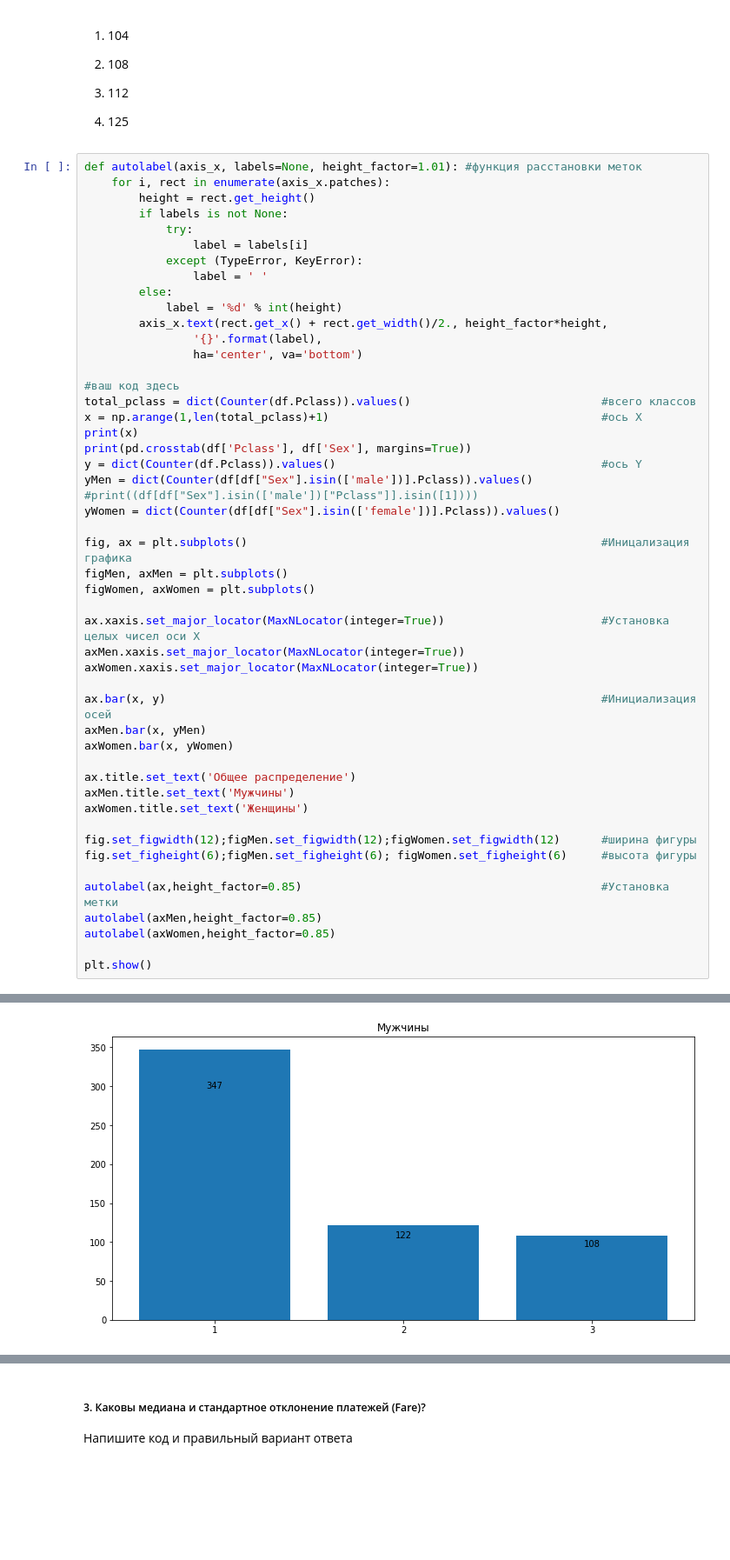
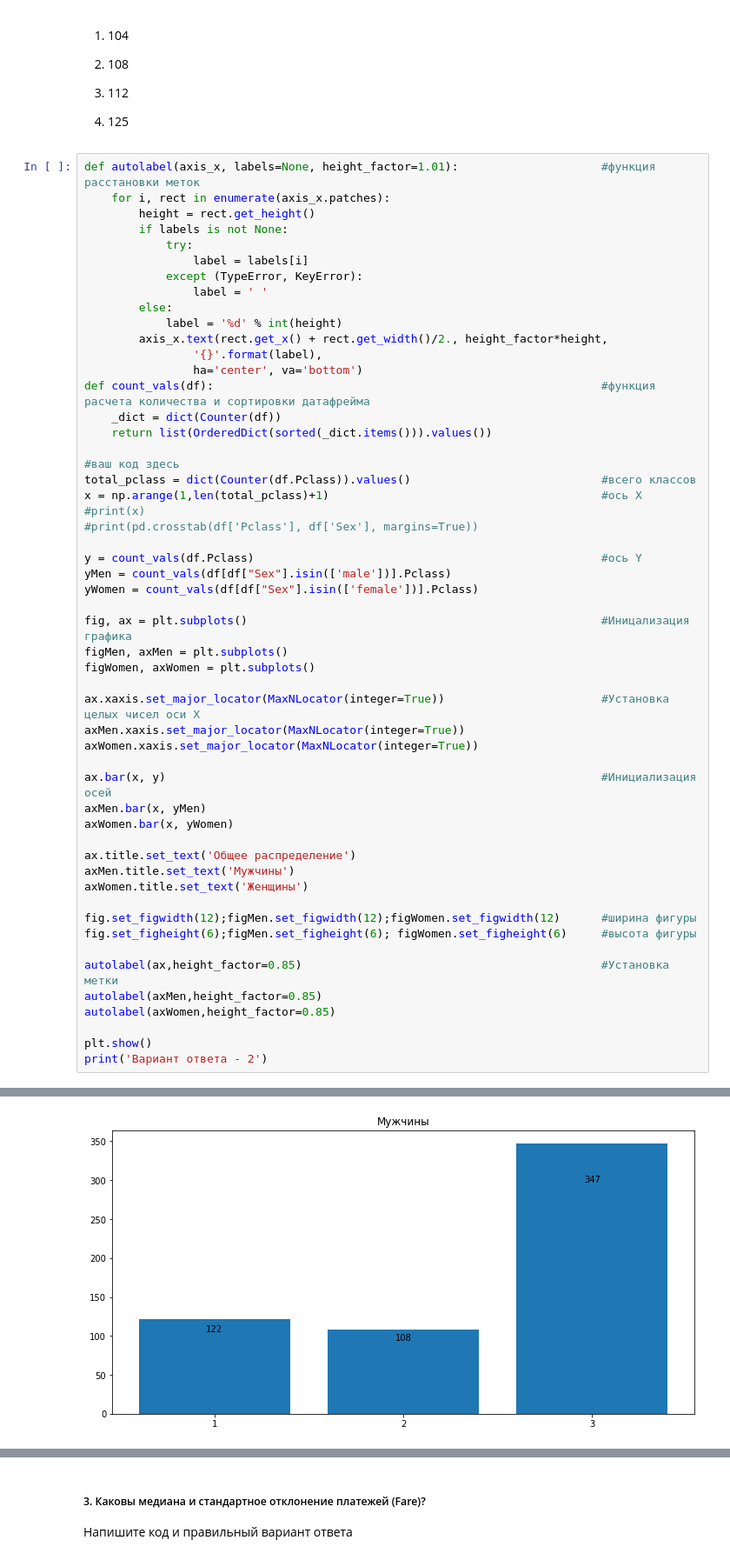
Before and after one commit to Breakdown08/jupyter, a Jupyter notebook: ЛР №1 - Python и визуалилизация данных.ipynb, the cells around one changed output, grey strips where cells are left out. Shown: that part at 87% size. Drawn from its saved outputs; the diff is of its cells as text; blank space fills up the shorter version.

```diff
--- a/ЛР №1 - Python и визуалилизация данных.ipynb
+++ b/ЛР №1 - Python и визуалилизация данных.ipynb
@@ -51,7 +51,7 @@ print('Вариант ответа - 4')
 
 4) 125
 # %%
-def autolabel(axis_x, labels=None, height_factor=1.01): #функция расстановки меток
+def autolabel(axis_x, labels=None, height_factor=1.01):                     #функция расстановки меток
     for i, rect in enumerate(axis_x.patches):
         height = rect.get_height()
         if labels is not None:
@@ -64,16 +64,19 @@ def autolabel(axis_x, labels=None, height_factor=1.01): #функция расс
         axis_x.text(rect.get_x() + rect.get_width()/2., height_factor*height,
                 '{}'.format(label),
                 ha='center', va='bottom')
+def count_vals(df):                                                         #функция расчета количества и сортировки датафрейма
+    _dict = dict(Counter(df))
+    return list(OrderedDict(sorted(_dict.items())).values())
 
 #ваш код здесь
 total_pclass = dict(Counter(df.Pclass)).values()                            #всего классов
 x = np.arange(1,len(total_pclass)+1)                                        #ось X
-print(x)
-print(pd.crosstab(df['Pclass'], df['Sex'], margins=True))
-y = dict(Counter(df.Pclass)).values()                                       #ось Y
-yMen = dict(Counter(df[df["Sex"].isin(['male'])].Pclass)).values()
-#print((df[df["Sex"].isin(['male'])["Pclass"]].isin([1])))
-yWomen = dict(Counter(df[df["Sex"].isin(['female'])].Pclass)).values()
+#print(x)
+#print(pd.crosstab(df['Pclass'], df['Sex'], margins=True))
+
+y = count_vals(df.Pclass)                                                   #ось Y
+yMen = count_vals(df[df["Sex"].isin(['male'])].Pclass)
+yWomen = count_vals(df[df["Sex"].isin(['female'])].Pclass)
 
 fig, ax = plt.subplots()                                                    #Иницализация графика
 figMen, axMen = plt.subplots()
@@ -99,4 +102,5 @@ autolabel(axMen,height_factor=0.85)
 autolabel(axWomen,height_factor=0.85)
 
 plt.show()
+print('Вариант ответа - 2')
 # %% [output]
@@ -111 +108 @@ All        314   577  891
-[figure, old version]
+[figure, new version]
```
Also changed, not shown: parts of 2 cells of this notebook.
